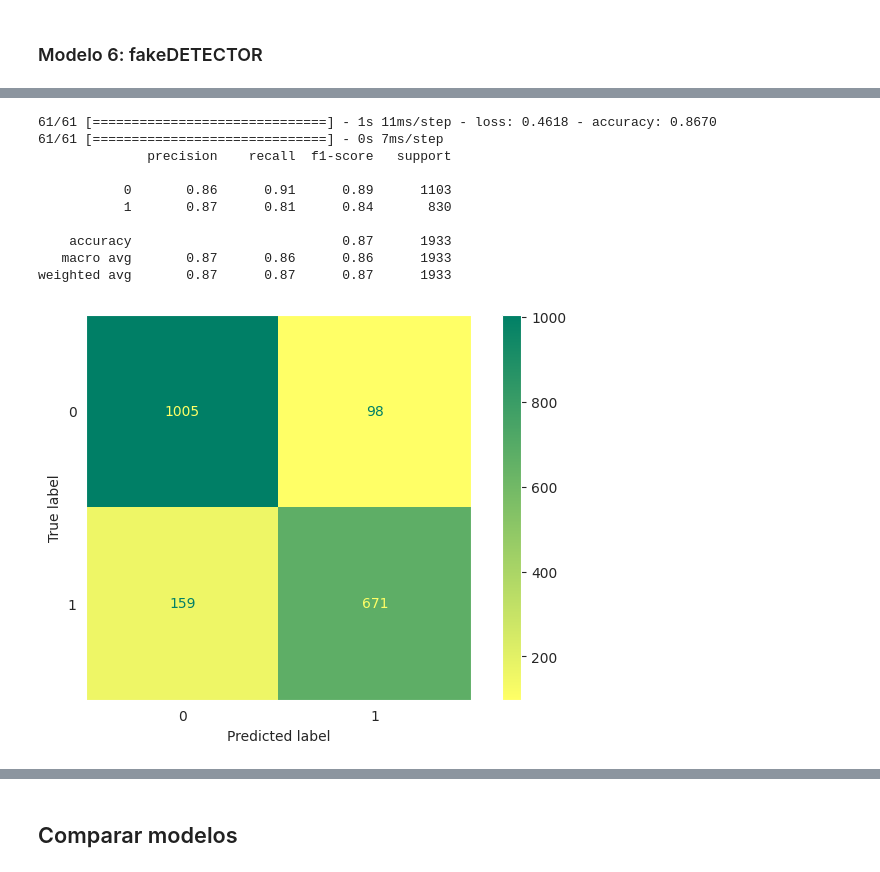
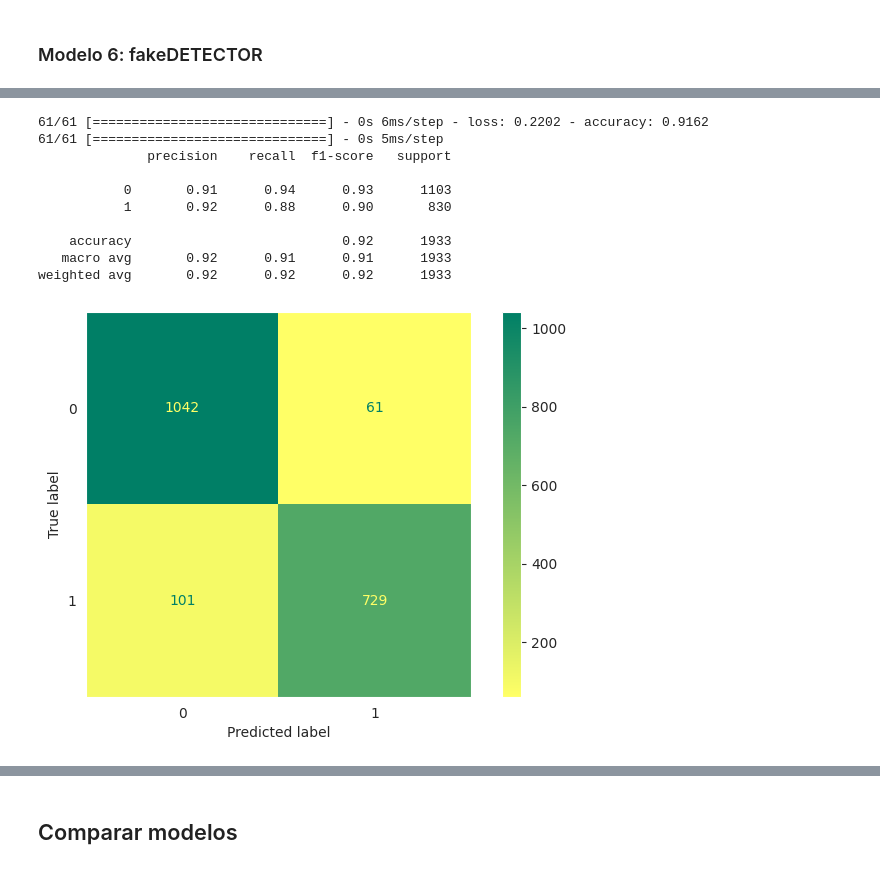
Before and after one commit to flohmannjr/TCC530, a Jupyter notebook: TCC530_Modelos.ipynb, the cells around one changed output, grey strips where cells are left out. Saved outputs shown, nothing was run; the diff lists cells and outputs as text; code cells hidden in the pictures.

```diff
--- a/TCC530_Modelos.ipynb
+++ b/TCC530_Modelos.ipynb
@@ -648,29 +651,45 @@ modelo_numero = 6
 
 modelos_nome[modelo_numero] = 'fakeD'
 
-camadas = Conv1D(filters=ESPACO_SAIDA,
-                 kernel_size=NUCLEO_CONV,
-                 activation=ATIVACAO_CNN,
-                 padding=PREENCHIMENTO,
-                 name='camada_convulacional')(camadas_iniciais)
+train_texts = X_train.astype(str)
+val_texts = X_val.astype(str)
+test_texts = X_test.astype(str)
 
-camadas = GlobalMaxPool1D(name='agrupamento_maximo_global')(camadas)
+max_sequence_length = 1000
 
-camadas = Dense(ESPACO_SAIDA, activation=ATIVACAO_CNN, name='camada_densa')(camadas)
+tokenizer = Tokenizer()
+tokenizer.fit_on_texts(train_texts)
 
-saidas = Dense(1, activation=ATIVACAO_SAIDA, name='camada_saida')(camadas)
+train_sequences = tokenizer.texts_to_sequences(train_texts)
+train_sequences = pad_sequences(train_sequences, maxlen=max_sequence_length)
 
-modelos[modelo_numero] = Model(inputs=entradas, outputs=saidas, name=modelos_nome[modelo_numero])
+val_sequences = tokenizer.texts_to_sequences(val_texts)
+val_sequences = pad_sequences(val_sequences, maxlen=max_sequence_length)
+
+test_sequences = tokenizer.texts_to_sequences(test_texts)
+test_sequences = pad_sequences(test_sequences, maxlen=max_sequence_length)
+
+modelos[modelo_numero] = Sequential()
+
+modelos[modelo_numero].add(Embedding((len(tokenizer.word_index) + 1), 200, input_length=max_sequence_length))
+
+modelos[modelo_numero].add(Conv1D(ESPACO_SAIDA, NUCLEO_CONV, activation=ATIVACAO_CNN))
+
+modelos[modelo_numero].add(GlobalMaxPool1D())
+
+modelos[modelo_numero].add(Dense(ESPACO_SAIDA, activation=ATIVACAO_CNN))
+
+modelos[modelo_numero].add(Dense(1, activation=ATIVACAO_SAIDA))
 
 modelos[modelo_numero].compile(loss=PERDA,
                                optimizer=OTIMIZADOR(learning_rate=APRENDIZADO),
                                metrics=METRICAS)
 
-historicos[modelo_numero] = modelos[modelo_numero].fit(x=X_train,
+historicos[modelo_numero] = modelos[modelo_numero].fit(x=train_sequences,
                                                        y=y_train,
+                                                       epochs=ITERACOES,
                                                        batch_size=NUCLEO_SAIDA,
-                                                       epochs=ITERACOES,
-                                                       validation_data=(X_val, y_val),
+                                                       validation_data=(val_sequences, y_val),
                                                        verbose=1)
 # %% [output]
 Epoch 1/3
@@ -688,17 +707,17 @@ grafico_historico_por_iteracao(historicos[modelo_numero])
 # %%
-dados_modelo(modelo_numero)
+dados_modelo(modelo_numero, val_sequences)
 # %% [output]
-61/61 [==============================] - 1s 11ms/step - loss: 0.4618 - accuracy: 0.8670
-61/61 [==============================] - 0s 7ms/step
+61/61 [==============================] - 0s 6ms/step - loss: 0.2202 - accuracy: 0.9162
+61/61 [==============================] - 0s 5ms/step
               precision    recall  f1-score   support
 
-           0       0.86      0.91      0.89      1103
-           1       0.87      0.81      0.84       830
+           0       0.91      0.94      0.93      1103
+           1       0.92      0.88      0.90       830
 
-    accuracy                           0.87      1933
-   macro avg       0.87      0.86      0.86      1933
-weighted avg       0.87      0.87      0.87      1933
+    accuracy                           0.92      1933
+   macro avg       0.92      0.91      0.91      1933
+weighted avg       0.92      0.92      0.92      1933
-[figure, old version]
+[figure, new version]
 # %%
 relatorios[modelo_numero]
 # %% [output]
```
Also changed, not shown: parts of 38 cells of this notebook.
